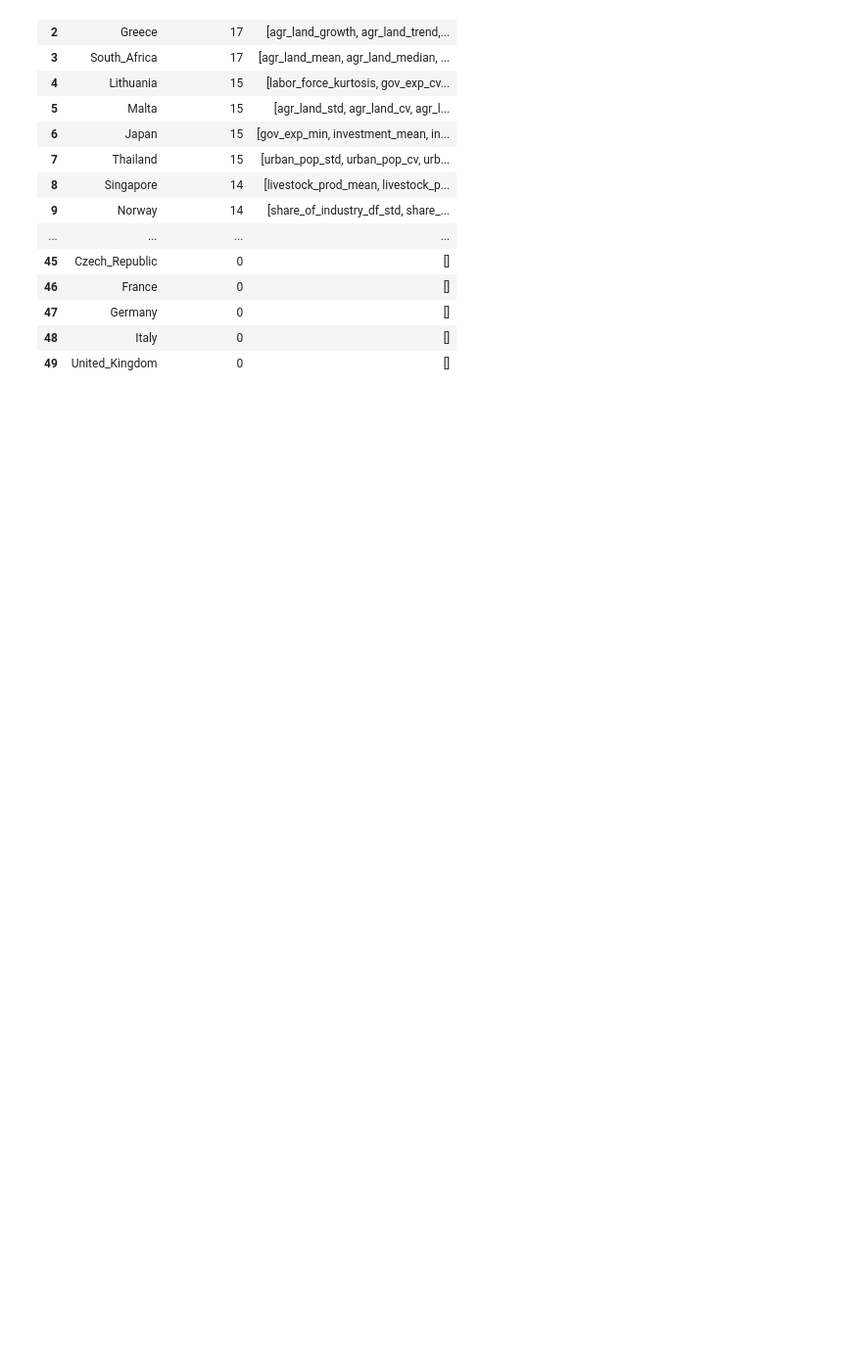
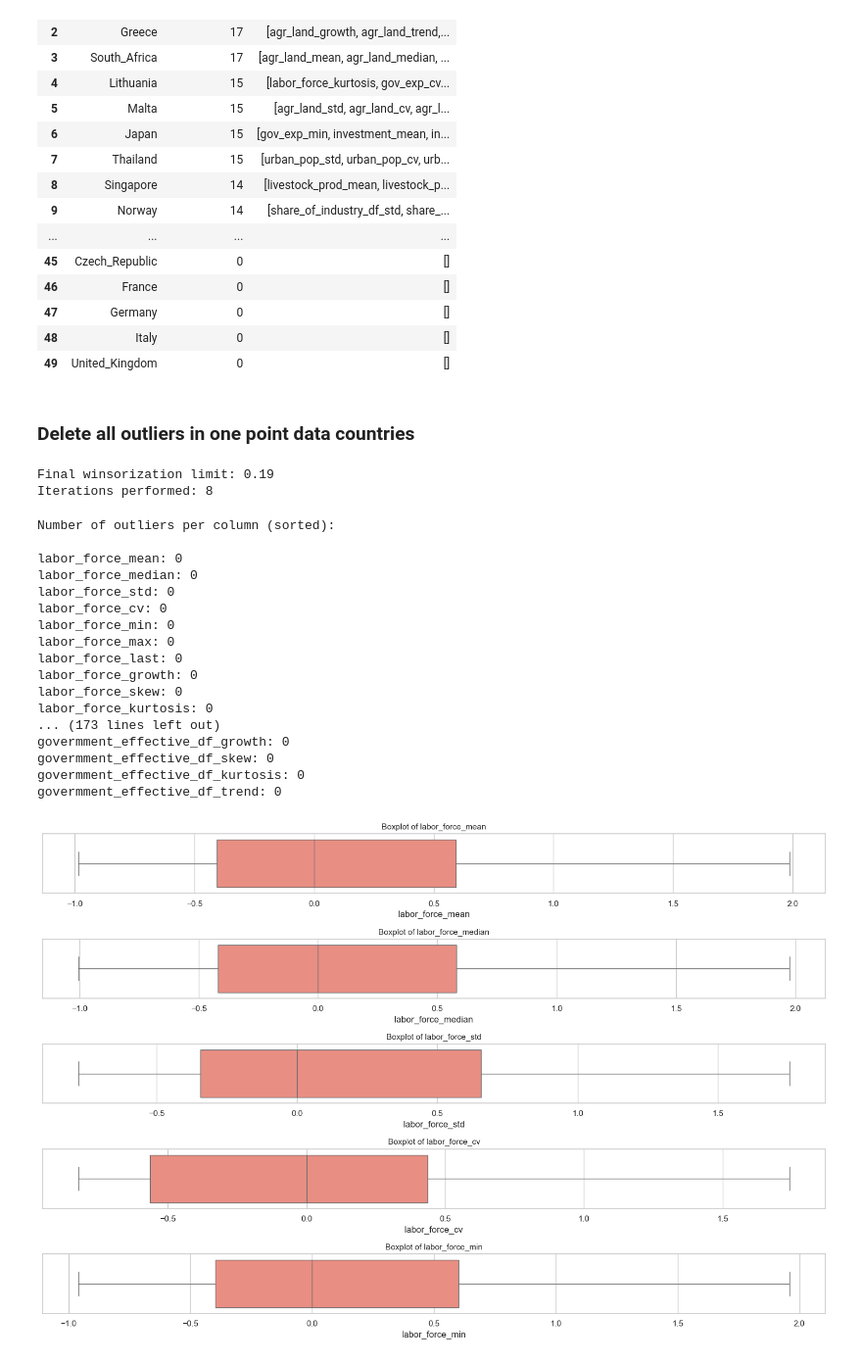
Before and after one commit to acostadlucas/mcs-red, a Jupyter notebook: hypothesis_test/hypothesis_test_14.ipynb, the cells around one changed output. Shown: that part at 98% size. Cells and saved outputs as stored; diff of their text form; code cells hidden in the pictures; blank space fills up the shorter version.

```diff
--- a/hypothesis_test/hypothesis_test_14.ipynb
+++ b/hypothesis_test/hypothesis_test_14.ipynb
@@ -680,3 +684,5 @@ rank_countries_by_outliers(without_25percent_countries_outliers)
 without_25percent_countries_outliers.to_parquet('../data/log_win_robust_scaler_25_less_outliers_ready_for_clust_and_pca.parquet')
 # %%
 without_80percent_countries_outliers.to_parquet('../data/log_win_robust_scaler_80_less_outliers_ready_for_clust_and_pca.parquet')
+# %% [markdown]
+### Delete all outliers in one point data countries
@@ -682,0 +739,61 @@ without_80percent_countries_outliers.to_parquet('../data/log_win_robust_scaler_8
+# %%
+def detect_top_outliers(df, top_n=5):
+    # Select only numerical columns
+    numeric_columns = df.select_dtypes(include=['float64', 'int64']).columns
+
+    outlier_counts = {}
+
+    # Count outliers per column using IQR method
+    for col in numeric_columns:
+        Q1 = df[col].quantile(0.25)
+        Q3 = df[col].quantile(0.75)
+        IQR = Q3 - Q1
+        outliers = df[(df[col] < Q1 - 1.5 * IQR) | (df[col] > Q3 + 1.5 * IQR)]
+        outlier_counts[col] = outliers.shape[0]
+
+    # Sort columns by number of outliers (descending)
+    sorted_outliers = dict(sorted(outlier_counts.items(), key=lambda item: item[1], reverse=True))
+
+    print("Number of outliers per column (sorted):\n")
+    for col, count in sorted_outliers.items():
+        print(f"{col}: {count}")
+
+    # Plot boxplots for top N columns with most outliers
+    top_columns = list(sorted_outliers.keys())[:top_n]
+
+    plt.figure(figsize=(15, top_n * 2))
+    for i, col in enumerate(top_columns, 1):
+        plt.subplot(top_n, 1, i)
+        sns.boxplot(x=df[col], color='salmon')
+        plt.title(f'Boxplot of {col}', fontsize=11)
+        plt.tight_layout()
+
+    plt.show()
+# %%
+scaled_winsorized, final_limit, n_iters = adaptive_iterative_winsorize(scaled_master_df)
+print(f"Final winsorization limit: {final_limit}")
+print(f"Iterations performed: {n_iters}")
+# %% [output]
+Final winsorization limit: 0.19
+Iterations performed: 8
+# %%
+detect_top_outliers(scaled_winsorized)
+# %% [output]
+Number of outliers per column (sorted):
+
+labor_force_mean: 0
+labor_force_median: 0
+labor_force_std: 0
+labor_force_cv: 0
+labor_force_min: 0
+labor_force_max: 0
+labor_force_last: 0
+labor_force_growth: 0
+labor_force_skew: 0
+labor_force_kurtosis: 0
+... (173 lines left out)
+govermment_effective_df_growth: 0
+govermment_effective_df_skew: 0
+govermment_effective_df_kurtosis: 0
+govermment_effective_df_trend: 0
+[figure, added]
```
Also changed, not shown: parts of 9 cells of this notebook.
